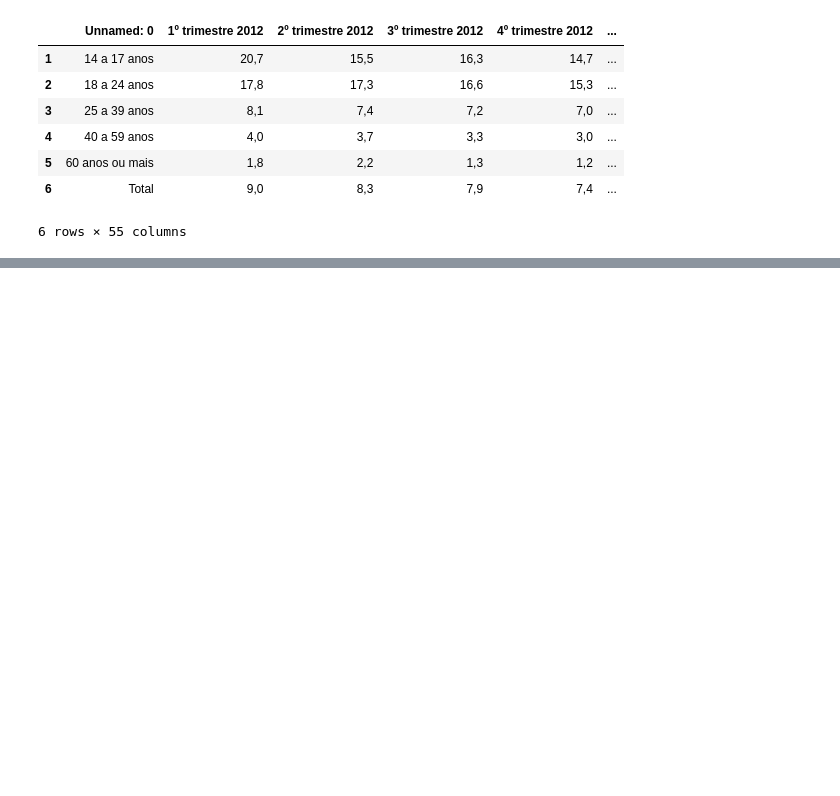
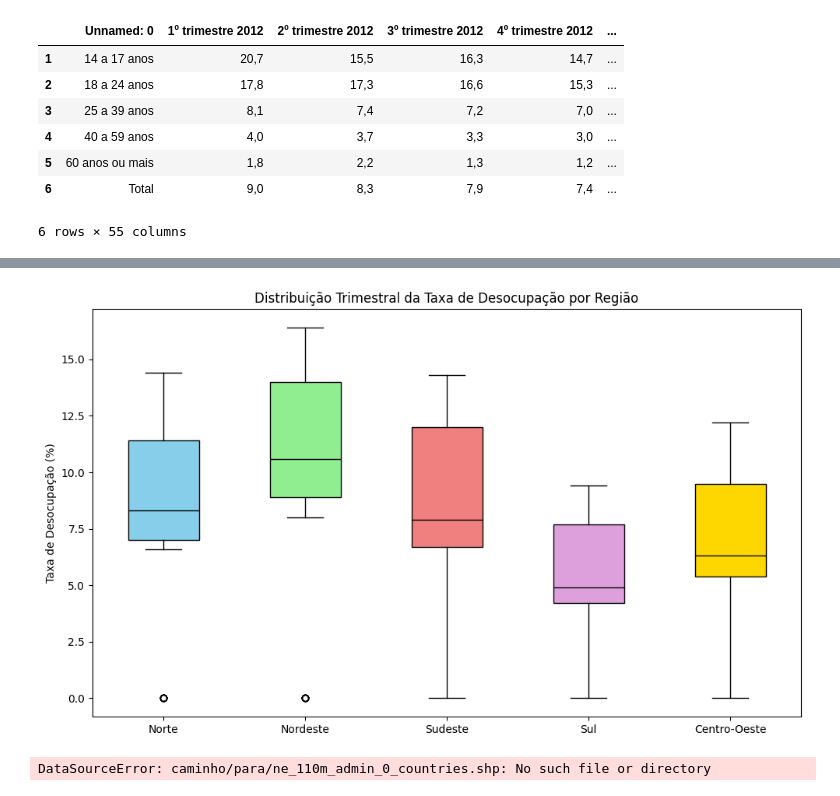
Before and after one commit to KaiqueFalcao/AV3, a Jupyter notebook: AV3.ipynb, the cells around one changed output, grey strips where cells are left out. Saved outputs shown, nothing was run; the diff lists cells and outputs as text; code cells hidden in the pictures; blank space fills up the shorter version.

```diff
--- a/AV3.ipynb
+++ b/AV3.ipynb
@@ -220,0 +201,80 @@ KeyError: 'Estado'
+# %%
+import matplotlib.pyplot as plt
+
+valores_por_regiao = {}
+cores = ['skyblue', 'lightgreen', 'lightcoral', 'plum', 'gold']
+
+for df in lista_dfs:
+    regiao = df['Região'].iloc[0]
+    df.columns = [col.strip() for col in df.columns]
+    linha_total = df[df.iloc[:, 0].astype(str).str.strip().str.lower() == 'total']
+
+    if not linha_total.empty:
+        colunas_trimestres = [col for col in df.columns if 'trimestre' in col.lower()]
+        valores = linha_total[colunas_trimestres].values.flatten()
+        valores = [float(str(v).replace(',', '.')) for v in valores if pd.notna(v)]
+        valores_por_regiao[regiao] = valores
+    else:
+        print(f"Dados da linha 'Total' não encontrados para a região: {regiao}")
+
+# Cria o boxplot com regiões no eixo x e taxa no eixo y
+plt.figure(figsize=(10, 6))
+box = plt.boxplot(valores_por_regiao.values(),
+                  labels=valores_por_regiao.keys(),
+                  patch_artist=True,
+                  medianprops=dict(color='black'))
+
+# Aplica cores diferentes a cada box
+for patch, cor in zip(box['boxes'], cores):
+    patch.set_facecolor(cor)
+    patch.set_edgecolor('black')
+
+# Rótulos e título
+plt.ylabel('Taxa de Desocupação (%)')
+plt.title('Distribuição Trimestral da Taxa de Desocupação por Região')
+plt.tight_layout()
+plt.show()
+# %% [output]
+[figure, added]
+# %%
+import geopandas as gpd
+import pandas as pd
+import matplotlib.pyplot as plt
+from shapely.geometry import Point
+
+# Caminho do shapefile baixado
+gdf_mundo = gpd.read_file("caminho/para/ne_110m_admin_0_countries.shp")
+
+# Filtra apenas o Brasil
+gdf_brasil = gdf_mundo[gdf_mundo['ADMIN'] == 'Brazil'].copy()
+
+# Dados fictícios por região (posições geográficas simplificadas)
+dados_regioes = {
+    'Norte': {'coords': (-62, -4), 'taxa': 8.2},
+    'Nordeste': {'coords': (-40, -10), 'taxa': 10.1},
+    'Sudeste': {'coords': (-43, -20), 'taxa': 9.4},
+    'Sul': {'coords': (-51, -28), 'taxa': 7.3},
+    'Centro-Oeste': {'coords': (-56, -15), 'taxa': 7.9},
+}
+
+# Cria GeoDataFrame das regiões
+df_regioes = pd.DataFrame([
+    {'Região': regiao, 'Taxa': dados['taxa'], 'geometry': Point(dados['coords'])}
+    for regiao, dados in dados_regioes.items()
+])
+gdf_regioes = gpd.GeoDataFrame(df_regioes, geometry='geometry', crs="EPSG:4326")
+
+# Plot
+fig, ax = plt.subplots(figsize=(10, 10))
+gdf_brasil.plot(ax=ax, color='white', edgecolor='black')
+gdf_regioes.plot(ax=ax, column='Taxa', cmap='OrRd', legend=True, markersize=500)
+
+# Adiciona rótulos
+for idx, row in gdf_regioes.iterrows():
+    ax.text(row.geometry.x, row.geometry.y + 1.5, row['Região'], ha='center', fontsize=10, fontweight='bold')
+
+plt.title("Mapa Choropleth – Taxa Total por Região (1º trimestre 2025)", fontsize=14)
+plt.axis('off')
+plt.show()
+# %% [output]
+DataSourceError: caminho/para/ne_110m_admin_0_countries.shp: No such file or directory
```
Also changed, not shown: parts of 11 cells of this notebook.
